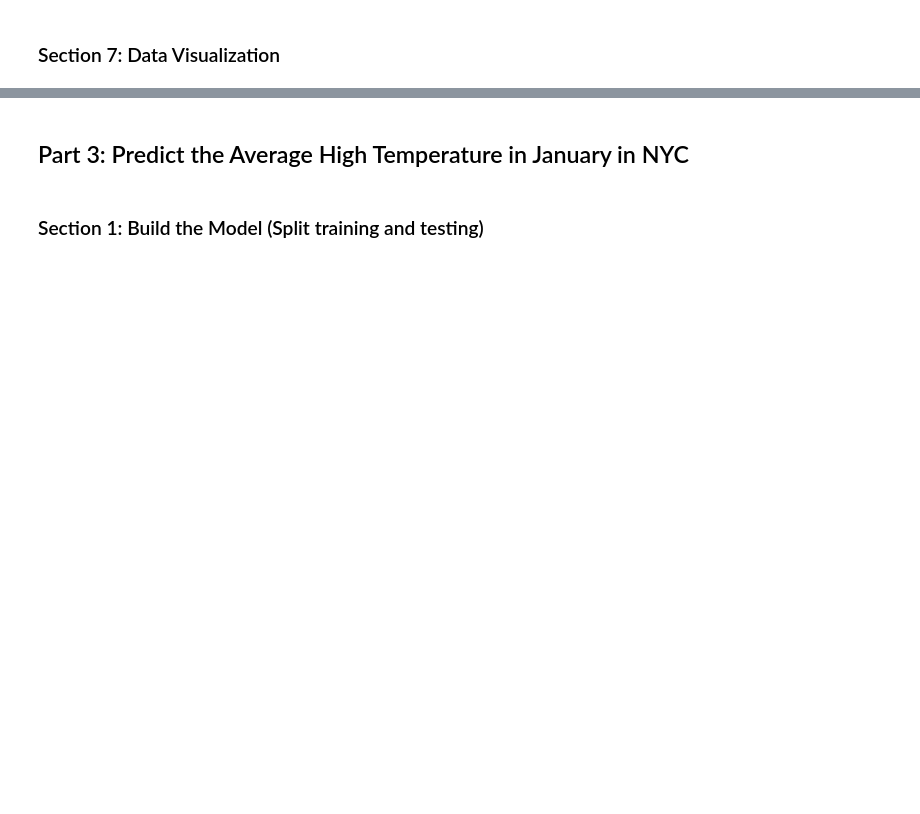
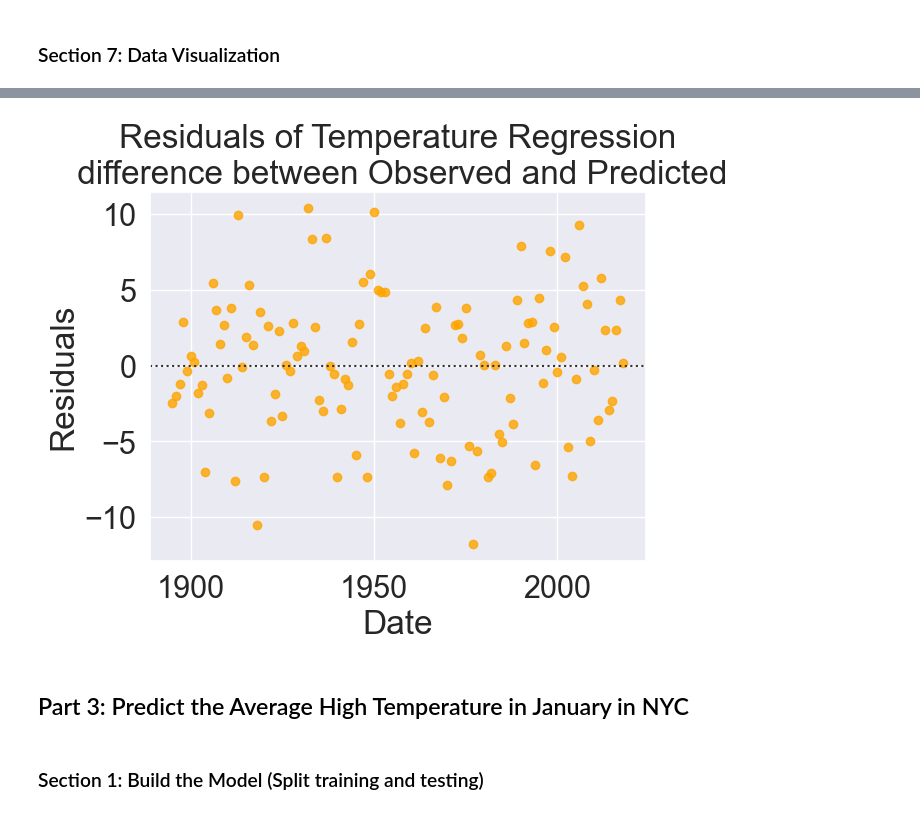
Before and after one commit to JBtallgrass/datafun-07-ml, a Jupyter notebook: jballard_ml.ipynb, the cells around one changed output, grey strips where cells are left out. Drawn from its saved outputs; the diff is of its cells as text; code cells hidden in the pictures; blank space fills up the shorter version.

Commit message:
Bonus round complete-saved figures in figures folder as .png

```diff
--- a/jballard_ml.ipynb
+++ b/jballard_ml.ipynb
@@ -91,15 +142,21 @@ plt.show()
 # %%
 # Create a residual plot to show differences between observed and predicted temperatures
-sns.residplot(x='Date', y='Temperature', data=nyc_df, color='orange')
+sns.residplot(x='Date',
+            y='Temperature',
+            data=nyc_df,
+            color='orange'
+            )
 
 plt.title('Residuals of Temperature Regression\n difference between Observed and Predicted')
 plt.xlabel('Date')
 plt.ylabel('Residuals')
 
 # Save the residual plot
 plt.savefig('figures/temperature_residuals.png', dpi=300)
 
 plt.show()
+# %% [output]
+[figure, added]
 # %% [markdown]
 ## Part 3: Predict the Average High Temperature in January in NYC
 # %% [markdown]
```
Also changed, not shown: parts of 41 cells of this notebook, 12 other files.
